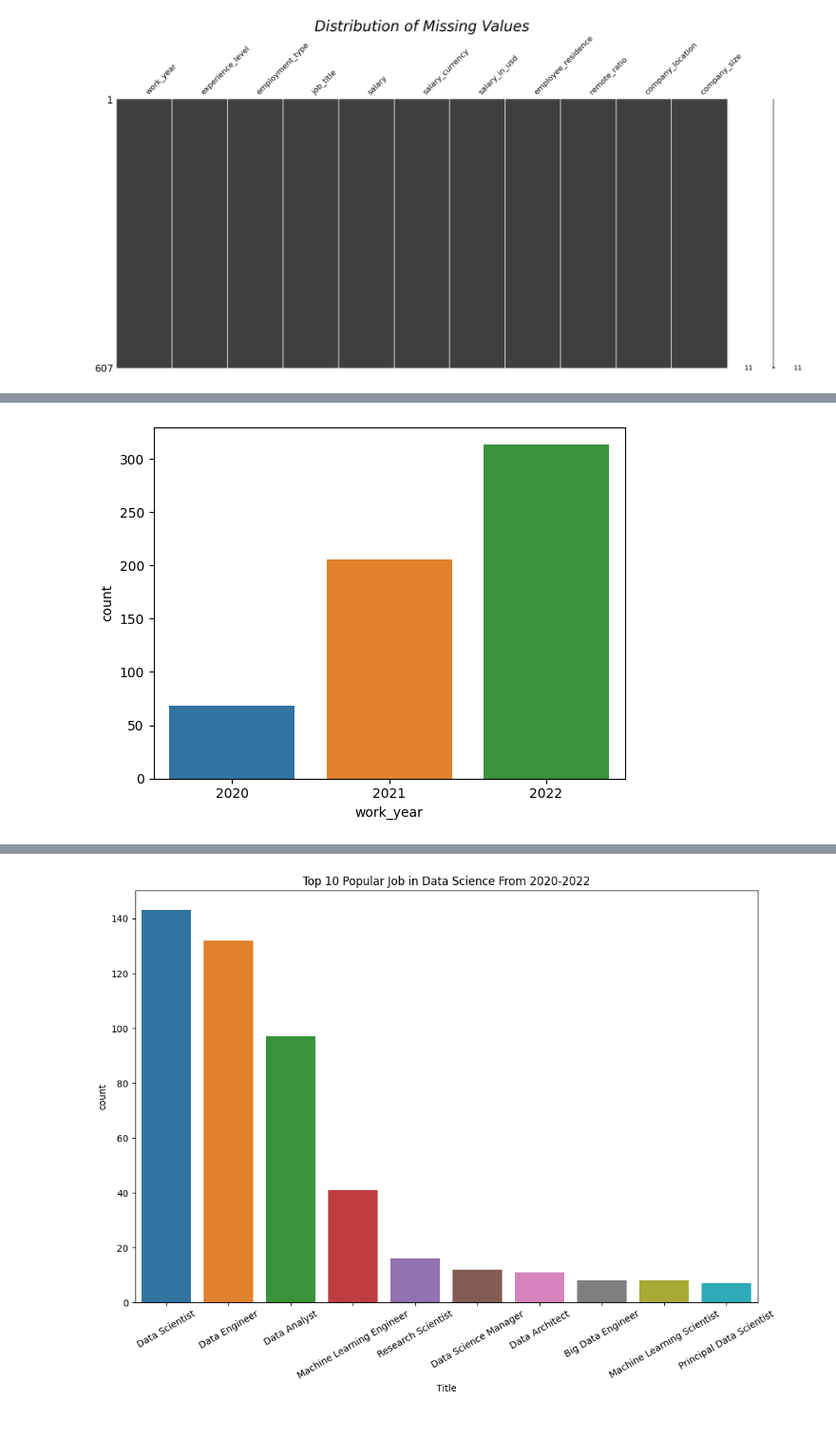
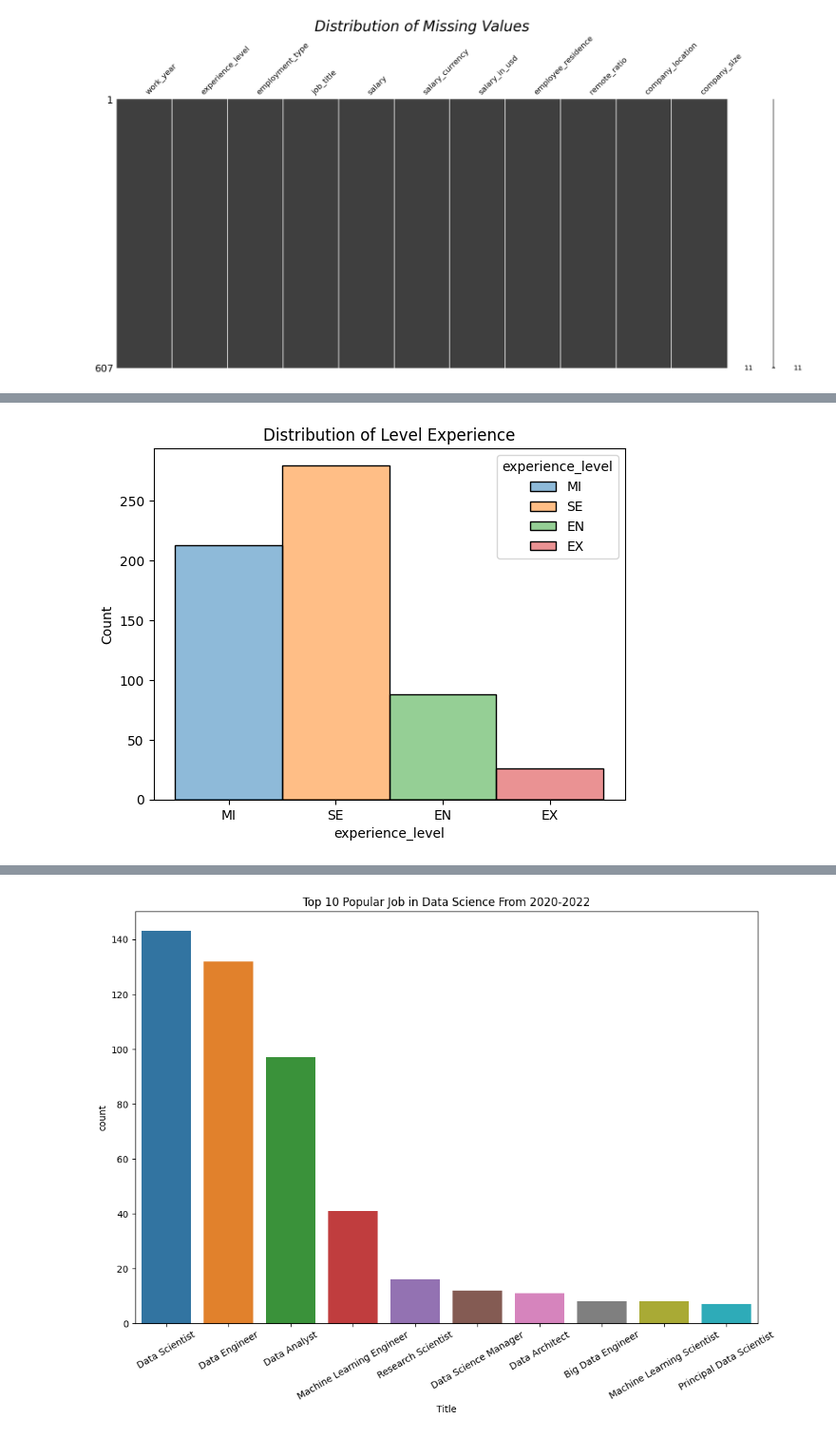
Before and after one commit to theo-thanhlam/data_science_salary, a Jupyter notebook: ds_salaries.ipynb, the cells around one changed output, grey strips where cells are left out. Shown at 95% size. Drawn from its saved outputs; the diff is of its cells as text; code cells hidden in the pictures.

```diff
--- a/ds_salaries.ipynb
+++ b/ds_salaries.ipynb
@@ -93,13 +76,7 @@ You should consider upgrading via the '/Library/Frameworks/Python.framework/Vers
-# %%
-# Employment type
-employment_type_of_years = ds.groupby("work_year")["employment_type"].value_counts()
-employment_type_of_years
-
-#When group employment type, the difference is in fulltime, the rest do not change much
-employment_fulltime = ds[ds['employment_type'] == "FT"]
-
-#Draw the graph
-sns.countplot(x=employment_fulltime['work_year'])
-plt.show()
-# %% [output]
-[figure, removed]
+# %%
+#Distribution of Experience Level
+sns.histplot(ds, x='experience_level', hue='experience_level')
+plt.title("Distribution of Experience Level")
+plt.show()
+# %% [output]
+[figure, added]
```
Also changed, not shown: parts of 6 cells of this notebook.
